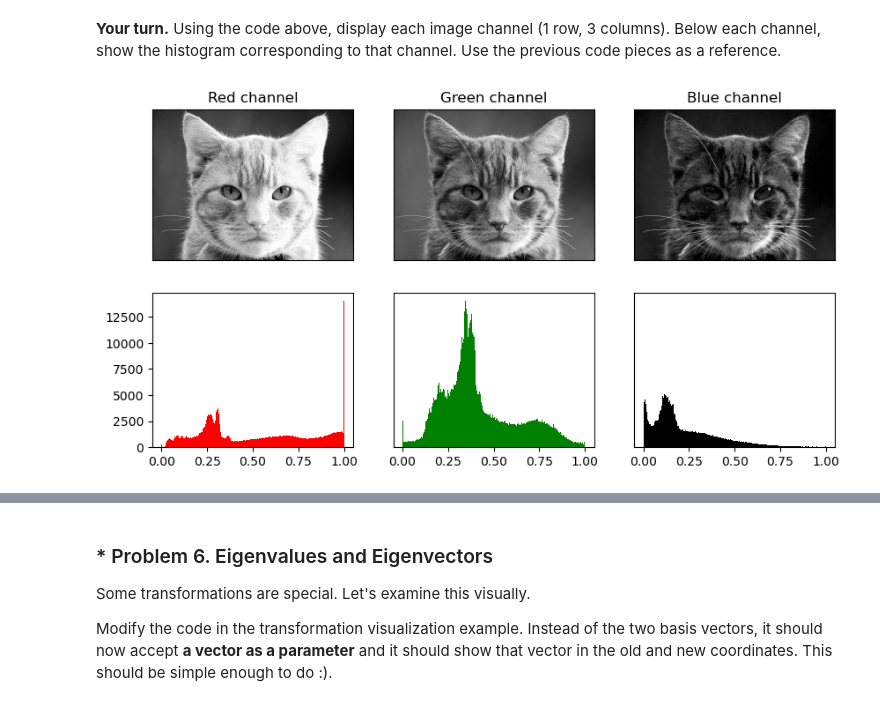
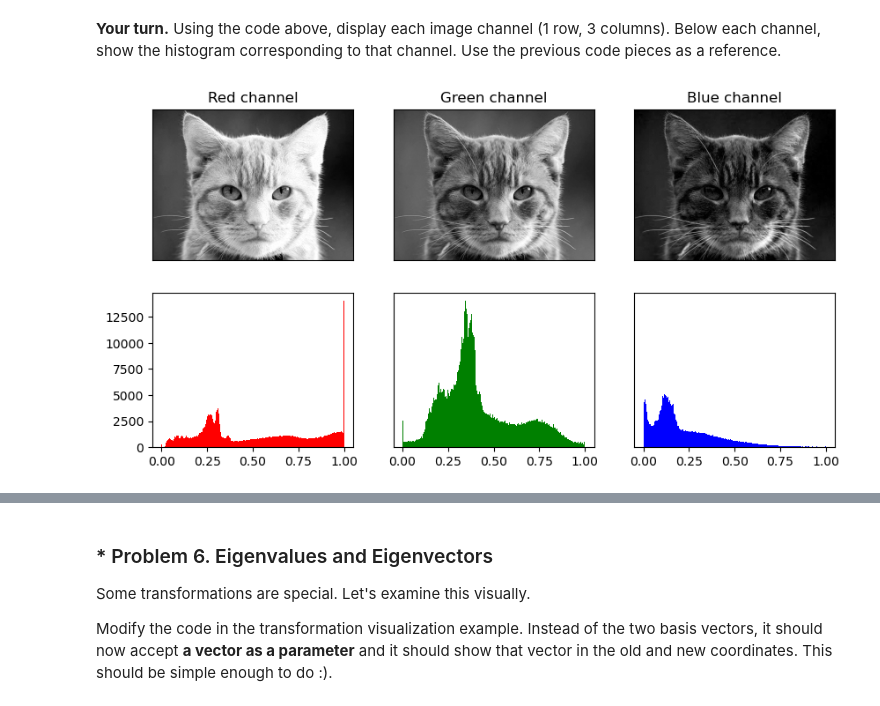
Before and after one commit to StanDobrev11/MathConceptsForDevs, a Jupyter notebook: data/06.LinearAlgebraLab/Linear Algebra Exercise.ipynb, the cells around one changed output, grey strips where cells are left out. Cells and saved outputs as stored; diff of their text form; code cells hidden in the pictures.

```diff
--- a/data/06.LinearAlgebraLab/Linear Algebra Exercise.ipynb
+++ b/data/06.LinearAlgebraLab/Linear Algebra Exercise.ipynb
@@ -177,3 +204,9 @@ Don't forget to see that the sums are equal. A fast but incorrect algorihm is no
 Next, call the function for different lengths and create two plots showing the time it takes to multiply different-length arrays. **Idea:** You can plot them on two separate y-axes on the same plot. Look at the `twiny()` function. See how much time it takes to perform both operations.
 
 Plot another plot: speedup versus length. Plot the length on the x-axis and the speedup (`np_sum_time / for_loop time`) on the y-axis.
+# %%
+%%timeit
+x = [2, 3, 8, -2.3, 0, 15]
+result = 0
+for i in x:
+    result += i
@@ -179,0 +227,8 @@ Plot another plot: speedup versus length. Plot the length on the x-axis and the
+# %%
+x_np = np.random.randint(1, 100, size=1000)
+x_python = x_np.tolist()
+# %%
+%%timeit
+result = 0
+for i in x_python:
+    result += i
@@ -603,27 +684,27 @@ plt.show()
 # %%
 cat_image_r, cat_image_g, cat_image_b = [cat_image[:, :, i] for i in range(3)]
 f, ((ax_r, ax_g, ax_b), (ax_c_r, ax_c_g, ax_c_b)) = plt.subplots(2, 3, figsize = (10, 5))
 ax_r.imshow(cat_image_r, cmap='grey')
 ax_r.set_title("Red channel")
 ax_g.imshow(cat_image_g, cmap='grey')
 ax_g.set_title("Green channel")
 ax_b.imshow(cat_image_b, cmap='grey')
 ax_b.set_title("Blue channel")
 
 r_hist_vector = cat_image_r_normalized.ravel()
 ax_c_r.hist(r_hist_vector, bins = 256, color = "red")
 
 g_hist_vector = cat_image_g_normalized.ravel()
 ax_c_g.hist(g_hist_vector, bins=256, color = "green")
 
 b_hist_vector = cat_image_b_normalized.ravel()
-ax_c_b.hist(b_hist_vector, bins=256, color = "black")
+ax_c_b.hist(b_hist_vector, bins=256, color = "blue")
 
 plt.setp([ax_r, ax_g, ax_b], xticks = [], yticks = []) # Remove axis ticks
 plt.setp([ax_c_g, ax_c_b], yticks = []) # Remove y ticks
 plt.show()
 # %% [output]
-[figure, old version]
+[figure, new version]
 # %% [markdown]
 ### * Problem 5. Perspective Correction
 Let's now look at transformations. A **homography** is a function that maps a pixel from one image onto a pixel from another image.
```
Also changed, not shown: parts of 22 cells of this notebook, 5 other files.
